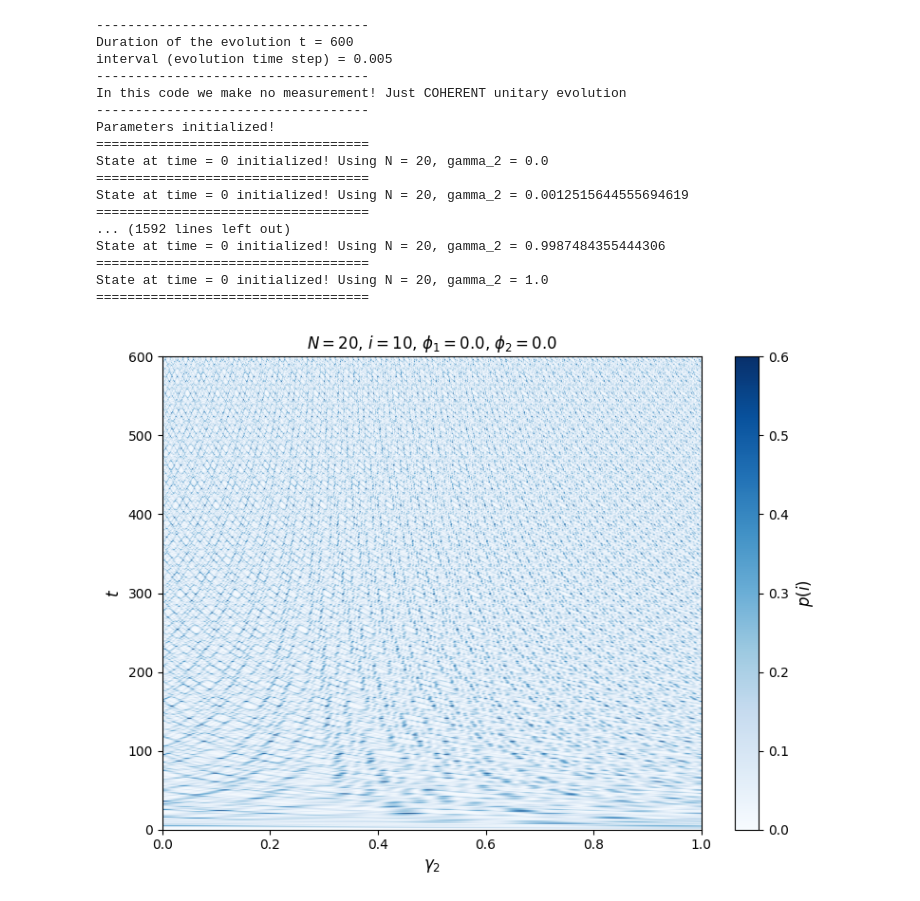
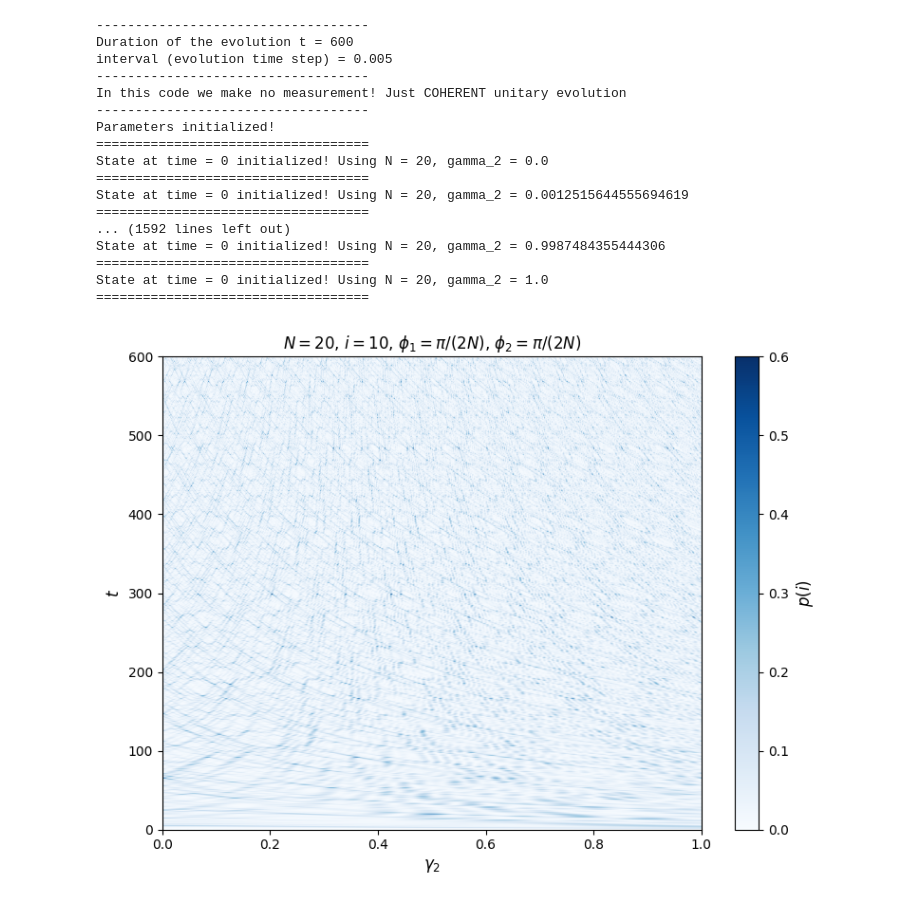
Before and after one commit to Carini108/thesis_PBC, a Jupyter notebook: Desktop/tesi_PBC/10_thr_unitary_gamma2.ipynb, the cells around one changed output. Drawn from its saved outputs; the diff is of its cells as text; code cells hidden in the pictures.

```diff
--- a/Desktop/tesi_PBC/10_thr_unitary_gamma2.ipynb
+++ b/Desktop/tesi_PBC/10_thr_unitary_gamma2.ipynb
@@ -95,8 +95,8 @@ on_site_energy = 0.0
 gamma = 1.0 # hopping rate
 gamma_1 = 1.0
 #gamma_2 = 0.8
-phi_1 = 0.0 #0.5*np.pi/num_sites
-phi_2 = 0.0
+phi_1 = 0.5*np.pi/num_sites
+phi_2 = 0.5*np.pi/num_sites
 phase_1 = np.exp(1j * phi_1)
 phase_2 = np.exp(1j * phi_2)
 
@@ -193,7 +193,7 @@ im = plt.imshow(
 
 plt.xlabel(f'$\gamma_2$', fontsize=12)
 plt.ylabel(f'$t$', fontsize=12)
-plt.title(f'$N = {num_sites}$, $i = {target_site}$, $\phi_1 = {phi_1}$, $\phi_2 = {phi_2}$', fontsize=12)
+plt.title(f'$N = {num_sites}$, $i = {target_site}$, $\phi_1 = \pi/(2N)$, $\phi_2 = \pi/(2N)$', fontsize=12)
 
 ticks = np.arange(gamma2_min, gamma2_max + 0.01, 0.2)
 tick_labels = [f'{val:.1f}' for val in ticks]
@@ -214,31 +214,31 @@ max_prob = np.max(p_delta_grid) # look for the max
 max_time_idx, max_gamma2_idx = np.unravel_index(np.argmax(p_delta_grid),p_delta_grid.shape) # look for the time and gamma_2 that optimize the probability
 
 # conversion
 max_time_val = max_time_idx * interval
 max_gamma2_val = gamma2_values[max_gamma2_idx]
 
 filename = f'gamma2_vs_t_probability_with_N_{num_sites}_phi1_{phi_1}__phi2_{phi_2}_t_{t}'
 data_filename = filename+'.txt'
 with open(data_filename, 'w') as f:
     f.write(f"Maximum probability to be at site {target_site}: {max_prob}\n")
     f.write(f"Total evolution time T: {t}\n")
     f.write(f"Optimal parameters: \gamma_2 = {max_gamma2_val}, time = {max_time_val}\n")
 # %% [output]
 -----------------------------------
 Duration of the evolution t = 600
 interval (evolution time step) = 0.005
 -----------------------------------
 In this code we make no measurement! Just COHERENT unitary evolution
 -----------------------------------
 Parameters initialized!
 ===================================
 State at time = 0 initialized! Using N = 20, gamma_2 = 0.0
 ===================================
 State at time = 0 initialized! Using N = 20, gamma_2 = 0.0012515644555694619
 ===================================
 ... (1592 lines left out)
 State at time = 0 initialized! Using N = 20, gamma_2 = 0.9987484355444306
 ===================================
 State at time = 0 initialized! Using N = 20, gamma_2 = 1.0
 ===================================
-[figure, old version]
+[figure, new version]
```
Also changed, not shown: 9 other files.
